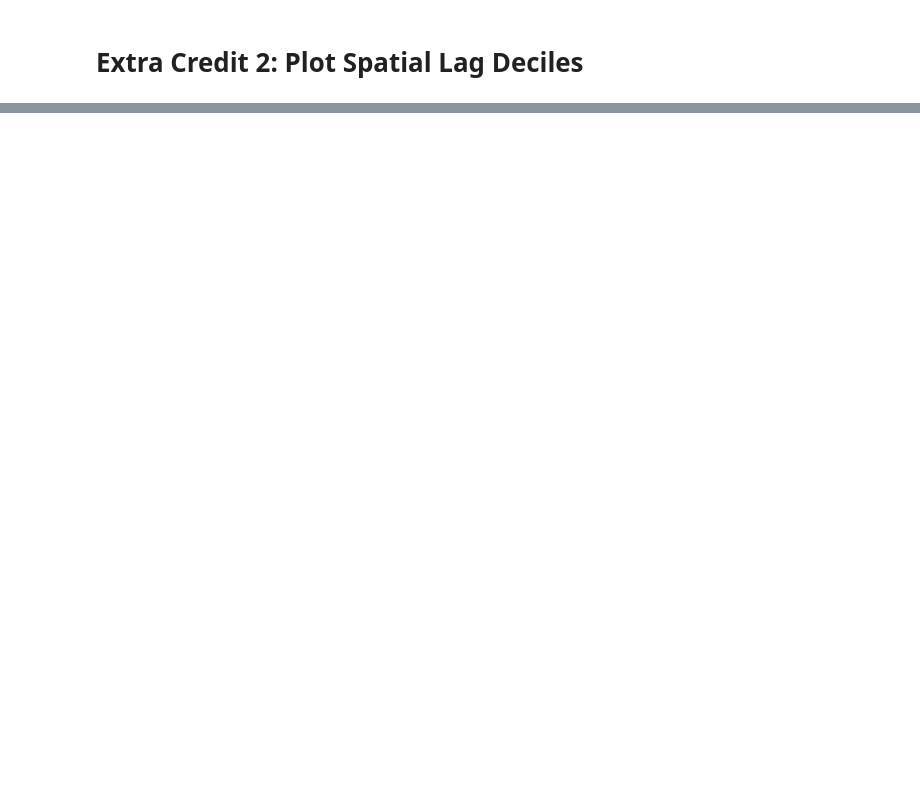
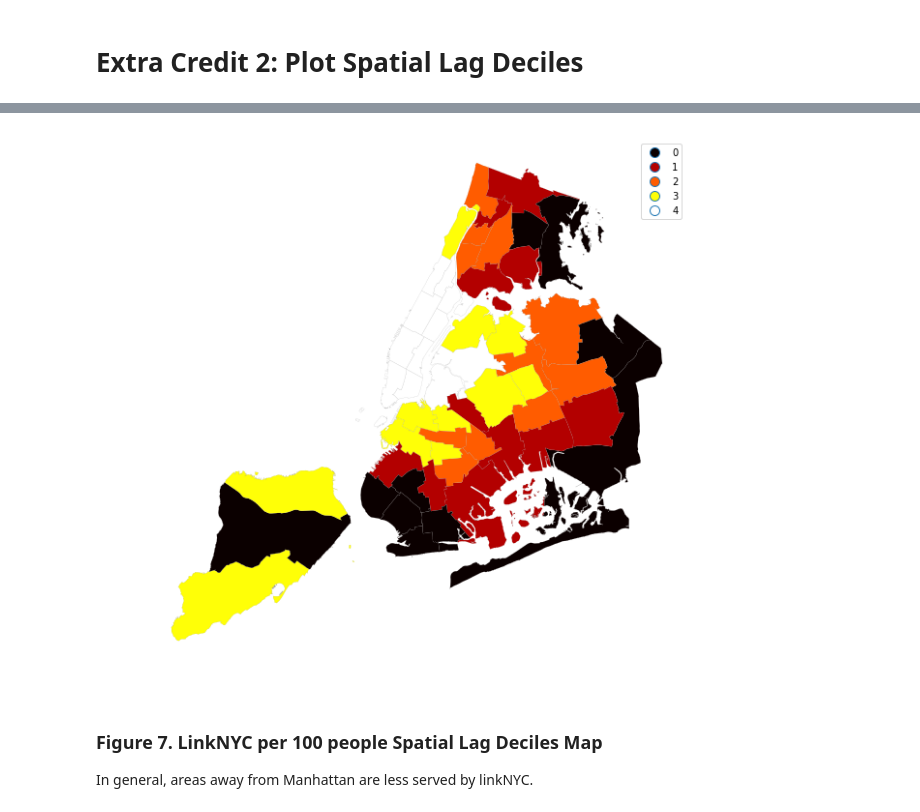
Before and after one commit to ywnch/PUI2017_ywc249, a Jupyter notebook: HW9_ywc249/HW9-2.ipynb, the cells around one changed output, grey strips where cells are left out. Saved outputs shown, nothing was run; the diff lists cells and outputs as text; code cells hidden in the pictures; blank space fills up the shorter version.

```diff
--- a/HW9_ywc249/HW9-2.ipynb
+++ b/HW9_ywc249/HW9-2.ipynb
@@ -396,0 +412,14 @@ plot Spatial Lag Deciles that describe the impact of linkNYC in providing access
+# %%
+# save the GeoDataFrame to shapefile
+path = os.getenv('PUIDATA') + '/linkNYCpp.shp'
+pumashplc.to_file(path)
+
+# read spatial weights from the shapefile
+W = ps.queen_from_shapefile(path)
+Wmatrix, ids = W.full()
+W.transform = 'r'
+# %%
+# determine lag quantiles
+Lag = ps.lag_spatial(W, pumashplc.linkNYCp100p)
+LagQ5 = ps.Quantiles(Lag, k=5)
+LagQ5
@@ -396,0 +436,12 @@ plot Spatial Lag Deciles that describe the impact of linkNYC in providing access
+# %%
+# plot the spatial lag map
+f, ax = pl.subplots(figsize=(10,10))
+pumashplc.assign(cl=LagQ5.yb).plot(column='cl', categorical=True, k=5,
+                                   cmap='hot', edgecolor='grey', linewidth=0.1,
+                                   ax=ax, legend=True)
+ax.set_axis_off()
+# %% [output]
+[figure, added]
+# %% [markdown]
+### Figure 7. LinkNYC per 100 people Spatial Lag Deciles Map
+In general, areas away from Manhattan are less served by linkNYC.
```
Also changed, not shown: parts of 7 cells of this notebook.
